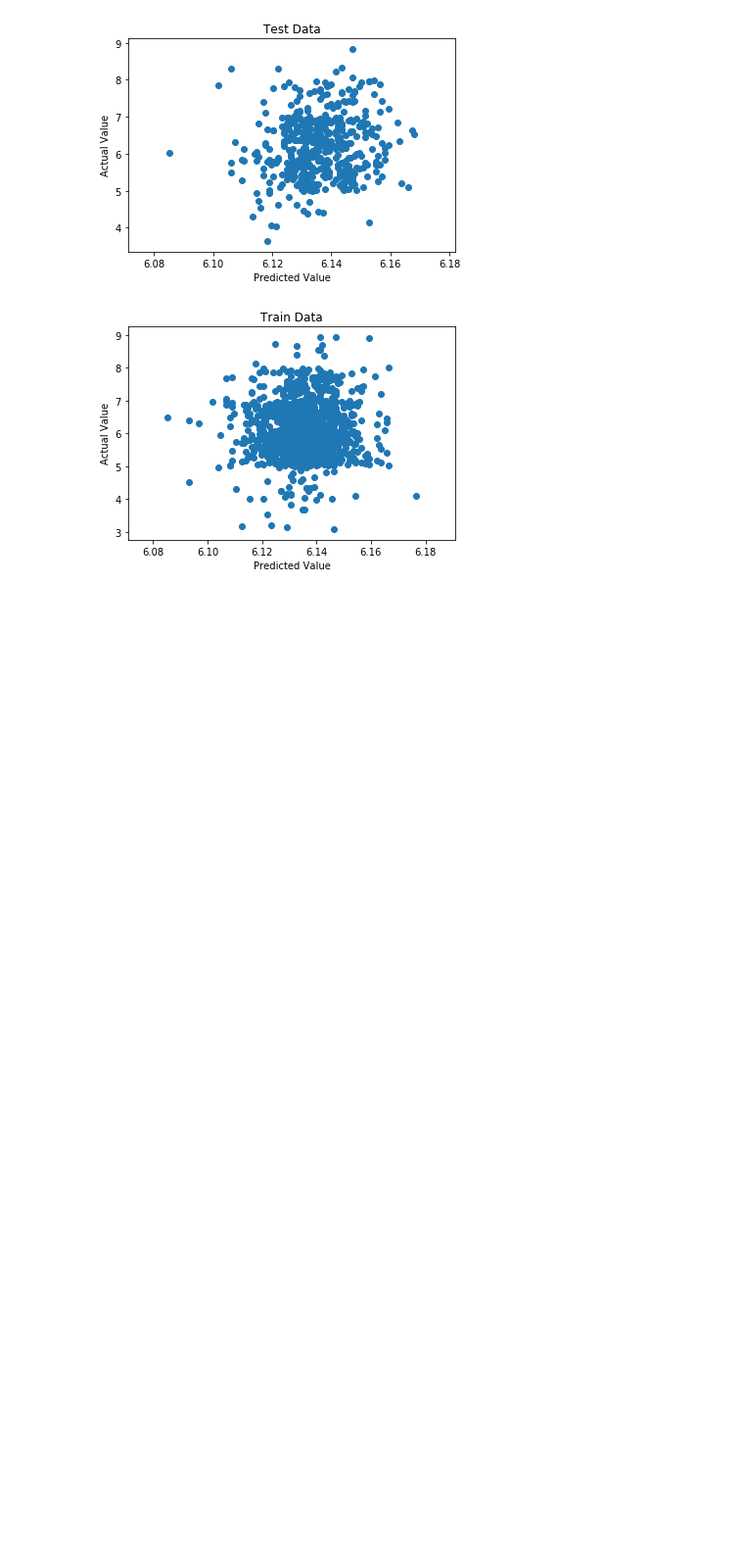
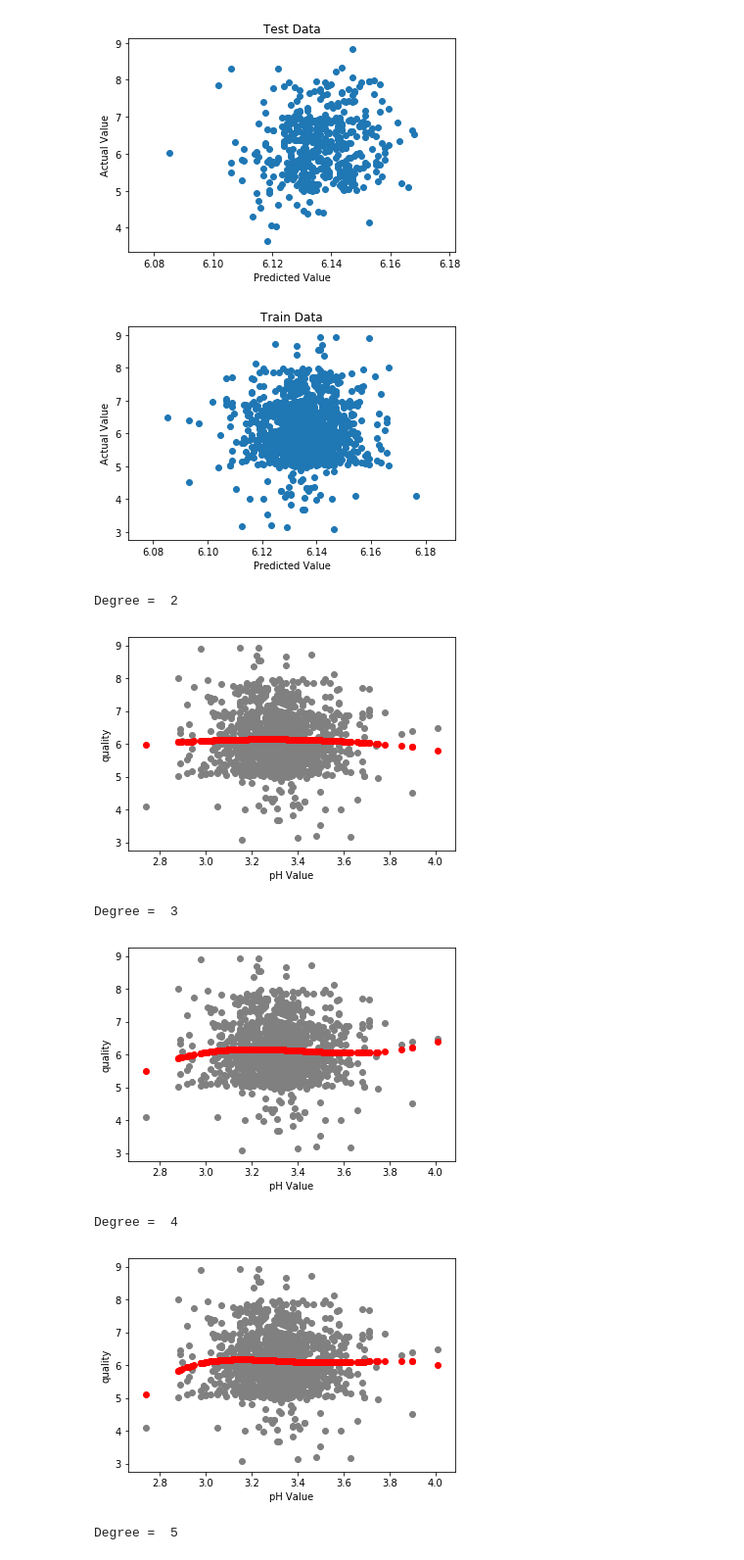
Before and after one commit to SunilKrSingh/Data-Processing-and-Modeling-IC-272, a Jupyter notebook: lab8/practice/practice.ipynb, the cells around one changed output. Shown at 98% size. Drawn from its saved outputs; the diff is of its cells as text; code cells hidden in the pictures; blank space fills up the shorter version.

```diff
--- a/lab8/practice/practice.ipynb
+++ b/lab8/practice/practice.ipynb
@@ -91,3 +91,39 @@ plt.show()
 # %% [output]
 [figure]
 [figure]
+# %%
+#part3
+RMSEs = []
+degrees = [2,3,4,5]
+for d in degrees:
+    poly = PolynomialFeatures(degree = d)
+    X_poly_train = poly.fit_transform(XTrain)
+    poly.fit(X_poly_train, yTrain)
+
+    model = LinearRegression()
+    model.fit(X_poly_train, yTrain)
+    y_poly_pred = model.predict(X_poly_train)
+
+    rmse = np.sqrt(metrics.mean_squared_error(yTrain,y_poly_pred))
+    RMSEs.append(rmse)
+
+    print("Degree = ", d)
+    plt.scatter(XTrain, yTrain,  color='gray')
+    #plt.title(d)
+    plt.xlabel("pH Value")
+    plt.ylabel("quality")
+    plt.scatter(XTrain, y_poly_pred, color='red')
+    plt.show()
+
+plt.plot(degrees, RMSEs)
+plt.xlabel("Degree of polynomial")
+plt.ylabel("RMSE")
+plt.show()
+# %% [output]
+Degree =  2
+[figure, added]
+Degree =  3
+[figure, added]
+Degree =  4
+[figure, added]
+Degree =  5
```
Also changed, not shown: parts of 13 cells of this notebook, 1 other file.
